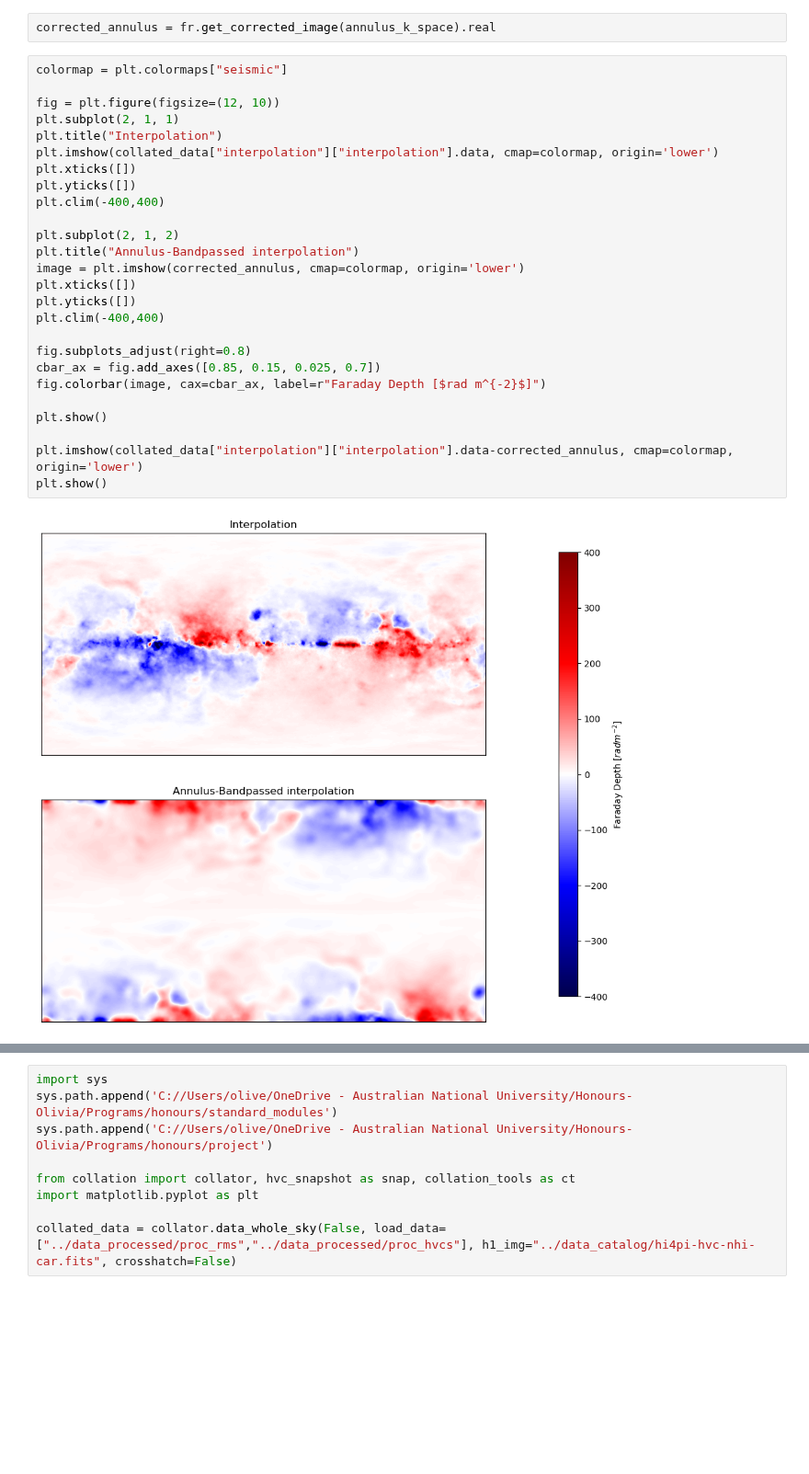
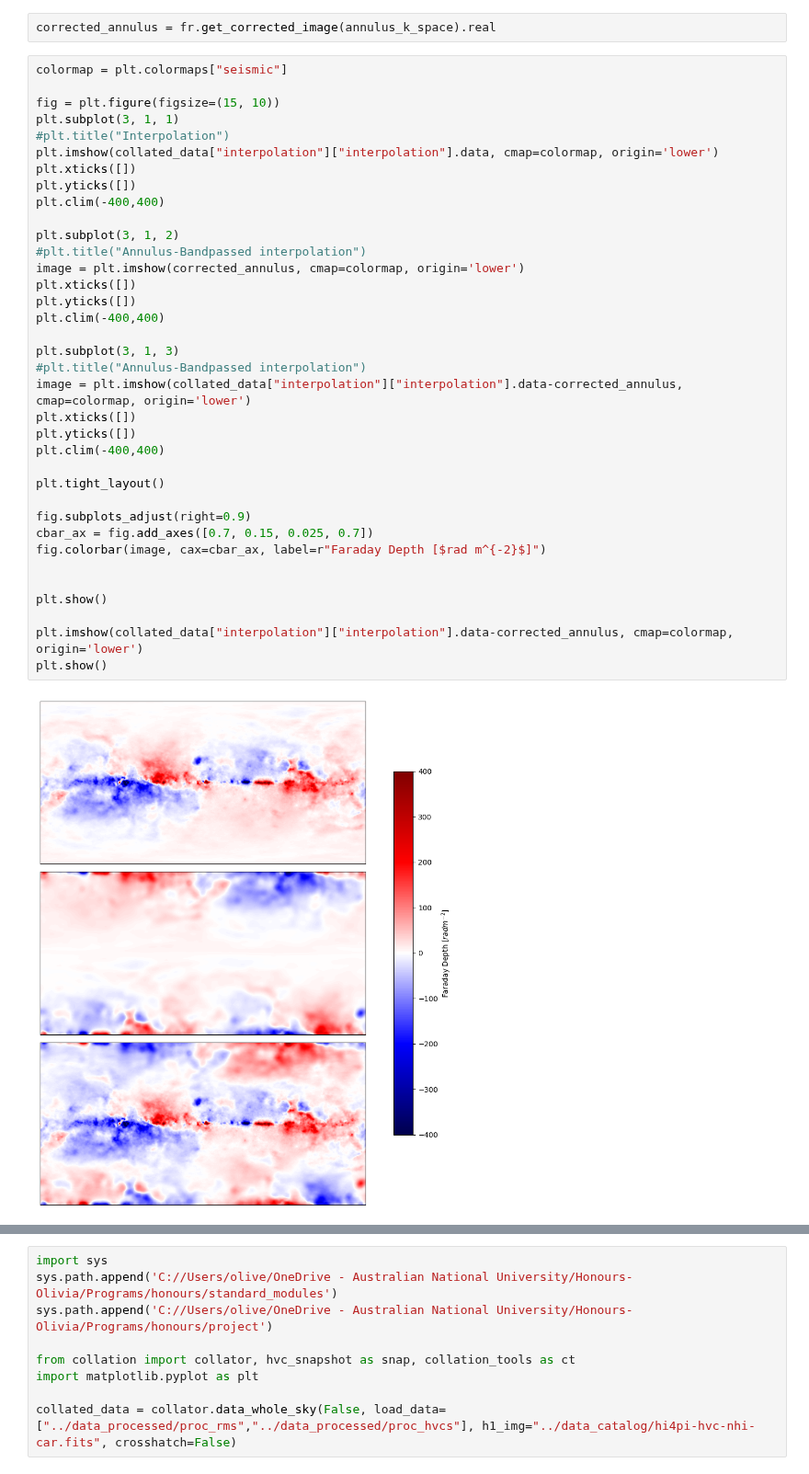
Before and after one commit to Olivex727/hvc-magnetic-honours-programs, a Jupyter notebook: foreground/annulus.ipynb, the cells around one changed output, grey strips where cells are left out. Shown at 92% size. Drawn from its saved outputs; the diff is of its cells as text; blank space fills up the shorter version.

Commit message:
Graph corrections part 1

```diff
--- a/foreground/annulus.ipynb
+++ b/foreground/annulus.ipynb
@@ -77,31 +77,41 @@ corrected_annulus = fr.get_corrected_image(annulus_k_space).real
 # %%
 colormap = plt.colormaps["seismic"]
 
-fig = plt.figure(figsize=(12, 10))
-plt.subplot(2, 1, 1)
-plt.title("Interpolation")
+fig = plt.figure(figsize=(15, 10))
+plt.subplot(3, 1, 1)
+#plt.title("Interpolation")
 plt.imshow(collated_data["interpolation"]["interpolation"].data, cmap=colormap, origin='lower')
 plt.xticks([])
 plt.yticks([])
 plt.clim(-400,400)
 
-plt.subplot(2, 1, 2)
-plt.title("Annulus-Bandpassed interpolation")
+plt.subplot(3, 1, 2)
+#plt.title("Annulus-Bandpassed interpolation")
 image = plt.imshow(corrected_annulus, cmap=colormap, origin='lower')
 plt.xticks([])
 plt.yticks([])
 plt.clim(-400,400)
 
-fig.subplots_adjust(right=0.8)
-cbar_ax = fig.add_axes([0.85, 0.15, 0.025, 0.7])
+plt.subplot(3, 1, 3)
+#plt.title("Annulus-Bandpassed interpolation")
+image = plt.imshow(collated_data["interpolation"]["interpolation"].data-corrected_annulus, cmap=colormap, origin='lower')
+plt.xticks([])
+plt.yticks([])
+plt.clim(-400,400)
+
+plt.tight_layout()
+
+fig.subplots_adjust(right=0.9)
+cbar_ax = fig.add_axes([0.7, 0.15, 0.025, 0.7])
 fig.colorbar(image, cax=cbar_ax, label=r"Faraday Depth [$rad m^{-2}$]")
+
 
 plt.show()
 
 plt.imshow(collated_data["interpolation"]["interpolation"].data-corrected_annulus, cmap=colormap, origin='lower')
 plt.show()
 # %% [output]
-[figure, old version]
+[figure, new version]
 [figure]
 # %%
 import sys
```
Also changed, not shown: 3 other files.
